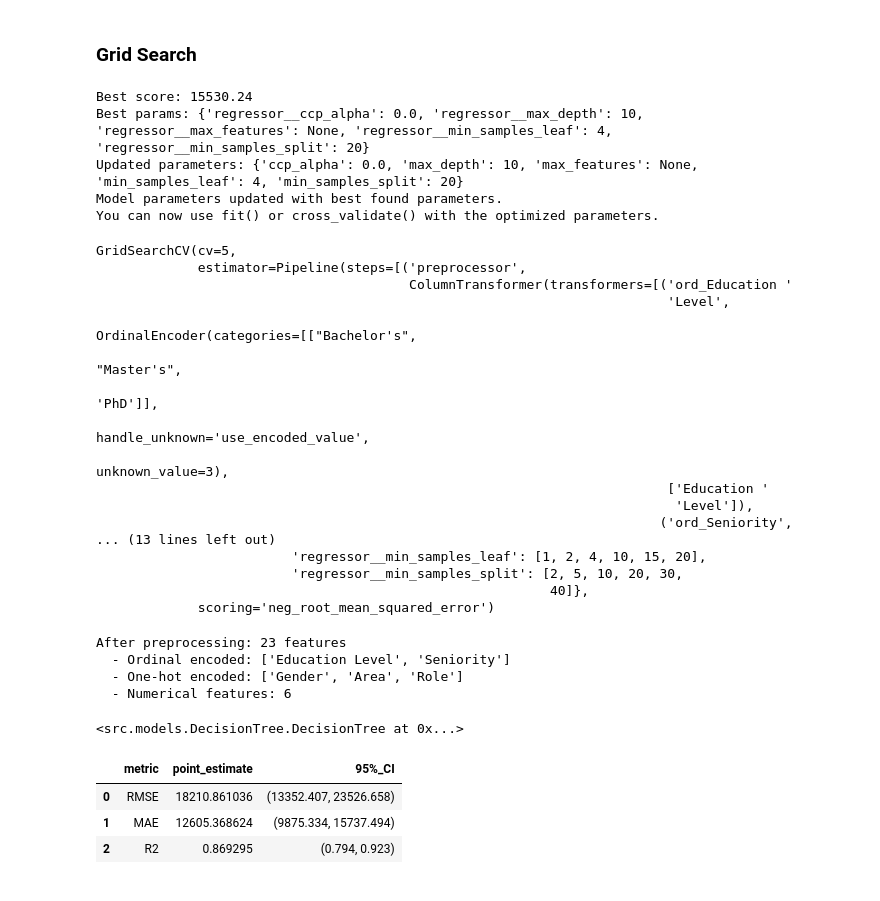
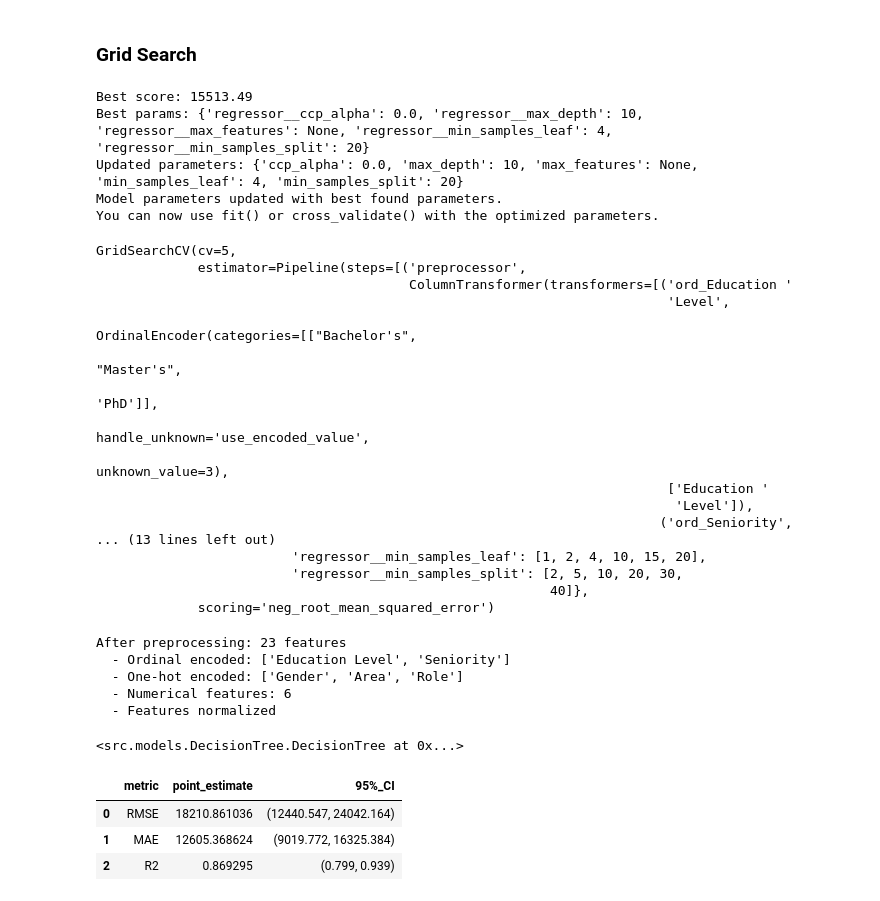
Before and after one commit to FrankAst/pwc_challenge, a Jupyter notebook: notebooks/test_in_nb2.ipynb, the cells around one changed output. Saved outputs shown, nothing was run; the diff lists cells and outputs as text; code cells hidden in the pictures.

```diff
--- a/notebooks/test_in_nb2.ipynb
+++ b/notebooks/test_in_nb2.ipynb
@@ -364,6 +381,0 @@ R²: 0.816 (±0.048)
-# %%
-# Feature importance (need to fit the model first for this)
-dt_cv.fit(X_train, y_train)
-feature_imp_dt = dt_cv.get_feature_importance()
-print("Top 10 most important features:")
-feature_imp_dt.head(10)
@@ -387,10 +382,9 @@ Top 10 most important features:
 # %% [markdown]
 ### Grid Search
 # %%
-dt_gs = DecisionTree(normalize=False, ordinal_mappings=ordinal_mappings, max_depth=10)
-dt_gs.grid_search(X_train, y_train)
+dt_regular.optimize(X_train, y_train)
 # %% [output]
-Best score: 15530.24
+Best score: 15513.49
 Best params: {'regressor__ccp_alpha': 0.0, 'regressor__max_depth': 10, 'regressor__max_features': None, 'regressor__min_samples_leaf': 4, 'regressor__min_samples_split': 20}
 Updated parameters: {'ccp_alpha': 0.0, 'max_depth': 10, 'max_features': None, 'min_samples_leaf': 4, 'min_samples_split': 20}
 Model parameters updated with best found parameters.
@@ -413,17 +407,18 @@ GridSearchCV(cv=5,
                                                           40]},
              scoring='neg_root_mean_squared_error')
 # %%
-dt_gs.fit(X_train, y_train)
+dt_regular.fit(X_train, y_train)
 # %% [output]
 After preprocessing: 23 features
   - Ordinal encoded: ['Education Level', 'Seniority']
   - One-hot encoded: ['Gender', 'Area', 'Role']
   - Numerical features: 6
+  - Features normalized
 <src.models.DecisionTree.DecisionTree at 0x...>
 # %%
-dt_gs.evaluate(X_test, y_test)
+dt_regular.evaluate(X_test, y_test)
 # %% [output]
 |  | metric | point_estimate | 95%_CI |
-| 0 | RMSE | 18210.861036 | (13352.407, 23526.658) |
-| 1 | MAE | 12605.368624 | (9875.334, 15737.494) |
-| 2 | R2 | 0.869295 | (0.794, 0.923) |
+| 0 | RMSE | 18210.861036 | (12440.547, 24042.164) |
+| 1 | MAE | 12605.368624 | (9019.772, 16325.384) |
+| 2 | R2 | 0.869295 | (0.799, 0.939) |
```
Also changed, not shown: parts of 17 cells of this notebook, 5 other files.
